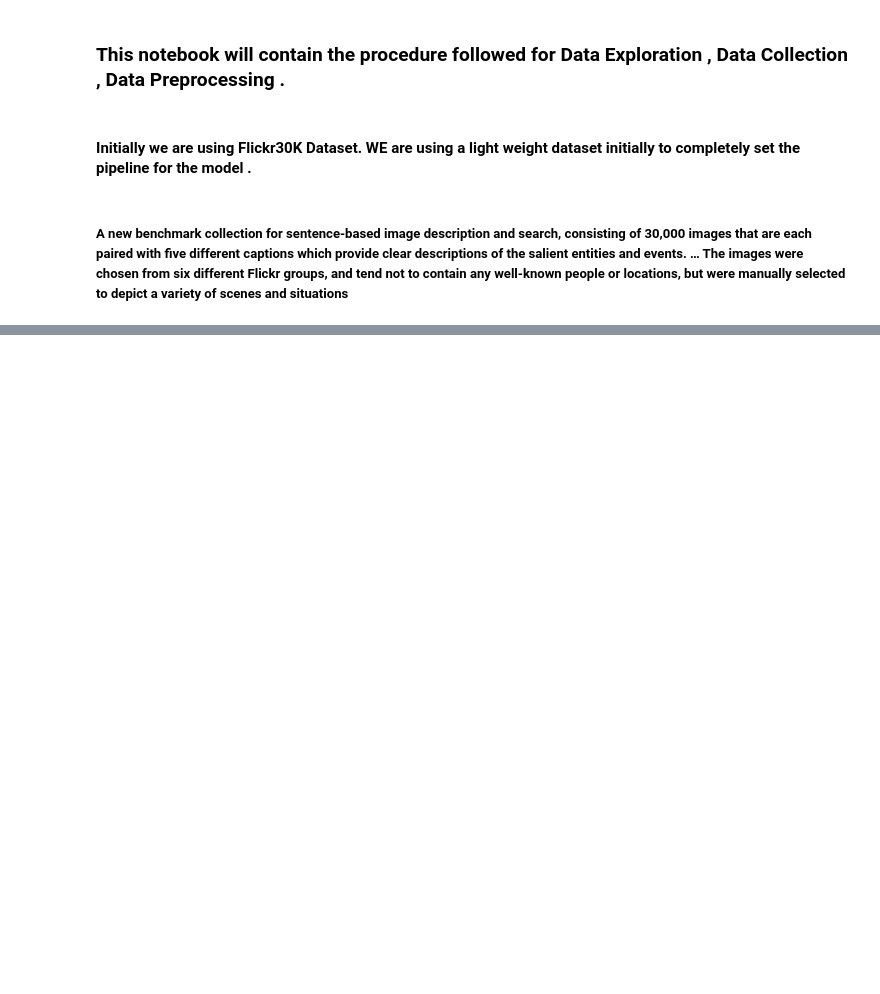
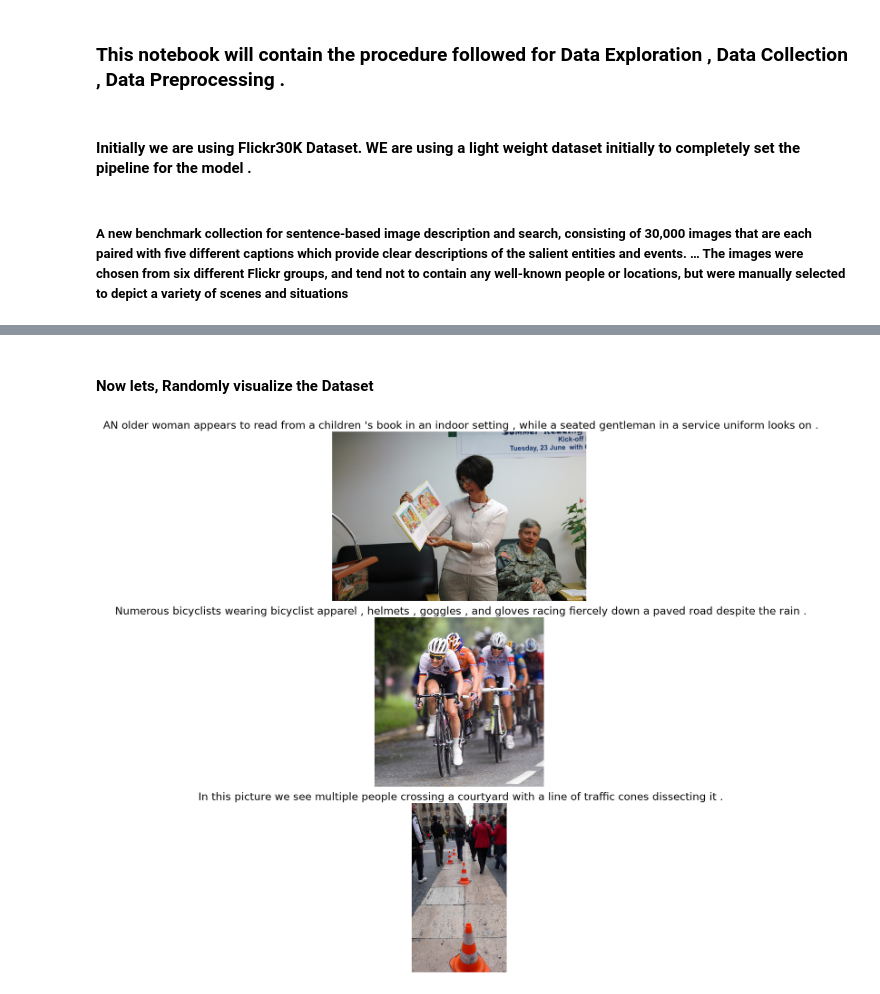
Before and after one commit to harmandugri15/VisionNarrator, a Jupyter notebook: notebooks/data_exploration.ipynb, the cells around one changed output, grey strips where cells are left out. Cells and saved outputs as stored; diff of their text form; code cells hidden in the pictures; blank space fills up the shorter version.

```diff
--- a/notebooks/data_exploration.ipynb
+++ b/notebooks/data_exploration.ipynb
@@ -24,0 +103,22 @@ Downloading to C:\Users\vishe\OneDrive\Desktop\VisionNarrator\VisionNarrator\src
+# %% [markdown]
+#### Now lets, Randomly visualize the Dataset
+# %%
+sample_images = df["image"].drop_duplicates().sample(6, random_state=42).tolist()
+
+fig, axes = plt.subplots(3,1,figsize=(15,15))
+
+axes = axes.flatten()
+
+for ax, image_name in zip(axes, sample_images):
+    img_path = IMAGES_DIR/ image_name
+    img = Image.open(img_path)
+    caption = df[df["image"] == image_name]["caption"].iloc[0]
+
+    ax.imshow(img)
+    ax.axis("off")
+    ax.set_title(caption, fontsize=20)
+
+plt.tight_layout()
+plt.show()
+# %% [output]
+[figure, added]
```
Also changed, not shown: parts of 13 cells of this notebook.
